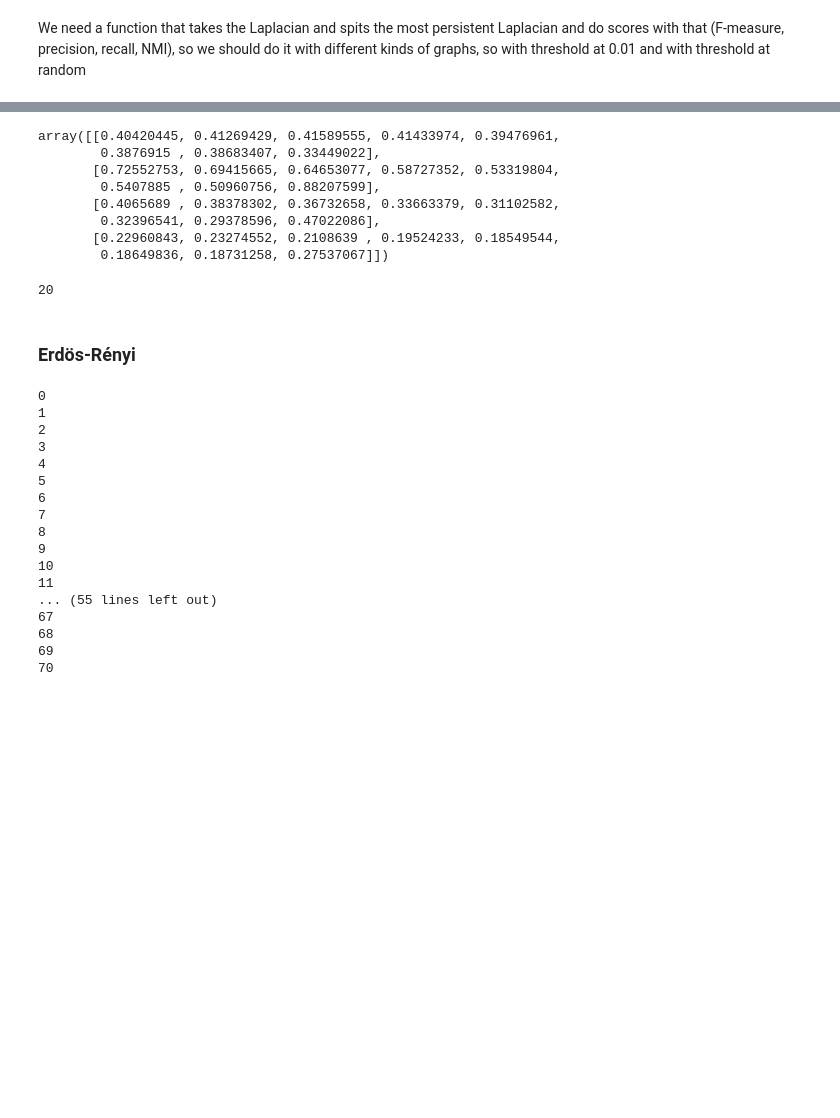
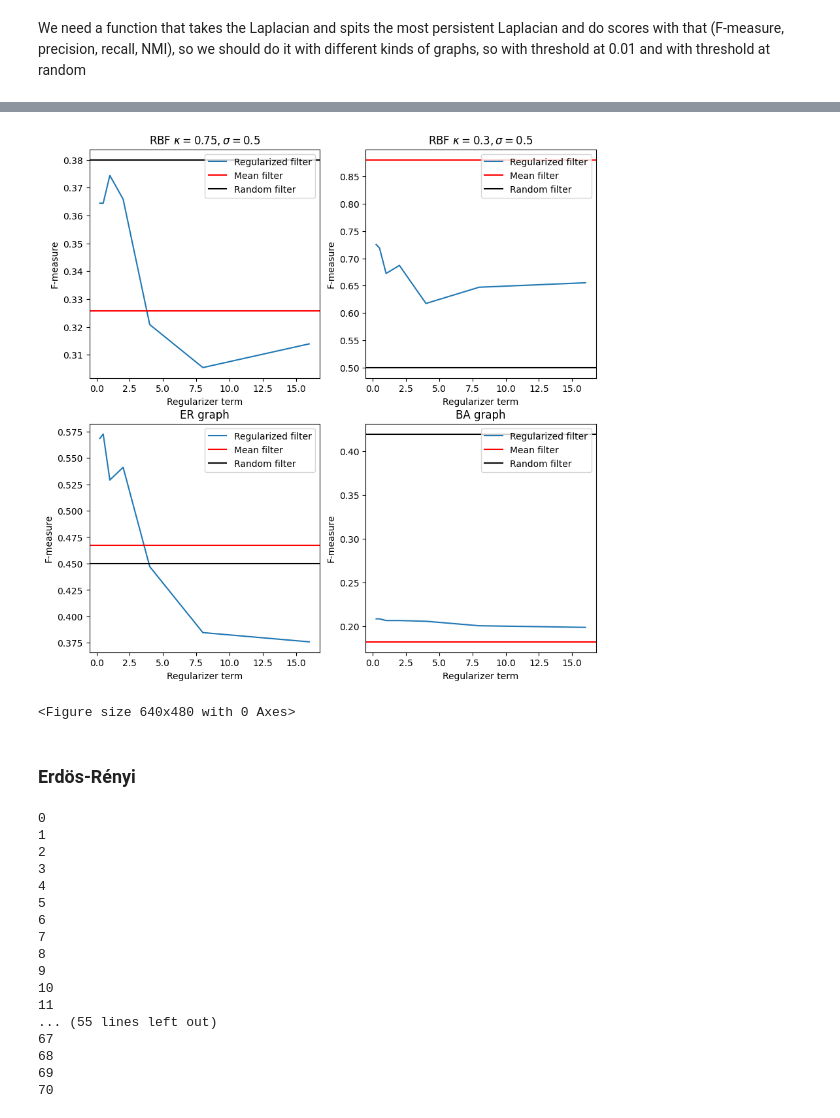
Before and after one commit to AndresCenteno/Masters-Thesis, a Jupyter notebook: persistence/persistent_thresholds.ipynb, the cells around one changed output, grey strips where cells are left out. Cells and saved outputs as stored; diff of their text form; code cells hidden in the pictures; blank space fills up the shorter version.

```diff
--- a/persistence/persistent_thresholds.ipynb
+++ b/persistence/persistent_thresholds.ipynb
@@ -116,18 +86,53 @@ np.save("trials2.npy",trial)
-# %%
-np.mean(array,axis=0)
-# %% [output]
-array([[0.40420445, 0.41269429, 0.41589555, 0.41433974, 0.39476961,
-        0.3876915 , 0.38683407, 0.33449022],
-       [0.72552753, 0.69415665, 0.64653077, 0.58727352, 0.53319804,
-        0.5407885 , 0.50960756, 0.88207599],
-       [0.4065689 , 0.38378302, 0.36732658, 0.33663379, 0.31102582,
-        0.32396541, 0.29378596, 0.47022086],
-       [0.22960843, 0.23274552, 0.2108639 , 0.19524233, 0.18549544,
-        0.18649836, 0.18731258, 0.27537067]])
-# %%
-L1.shape[1]
-# %% [output]
-20
+# %%
+array = np.load("reg8_experiments25_N20_iter50.npy")
+# %%
+import matplotlib.pyplot as plt
+
+mean_arr = np.mean(array,axis=0)
+
+x = [0.25, 0.5, 1, 2, 4, 8, 16]
+fig, axs = plt.subplots(2, 2, figsize=(10,10))
+axs[0, 0].plot(x, mean_arr[0,0:-1],label='Regularized filter')
+
+axs[0,0].axhline(y=mean_arr[0,-1], color='r',label='Mean filter')
+axs[0,0].axhline(y=0.38, color='k',label='Random filter')
+
+axs[0, 0].set_title('RBF $\kappa=0.75,\sigma=0.5$')
+axs[0, 1].plot(x, mean_arr[1,0:-1],label='Regularized filter')
+axs[0,1].axhline(y=mean_arr[1,-1], color='r',label='Mean filter')
+axs[0,1].axhline(y=0.5, color='k',label='Random filter')
+
+axs[0, 1].set_title('RBF $\kappa=0.3,\sigma=0.5$')
+axs[0,0].set_xlabel("Regularizer term")
+axs[0,0].set_ylabel("F-measure")
+axs[0,1].set_xlabel("Regularizer term")
+axs[0,1].set_ylabel("F-measure")
+axs[0, 0].legend(loc='upper right')
+axs[0, 1].legend(loc='upper right')
+## two
+axs[1, 0].plot(x, mean_arr[2,0:-1],label='Regularized filter')
+axs[1,0].axhline(y=mean_arr[2,-1], color='r',label='Mean filter')
+axs[1,0].axhline(y=0.45, color='k',label='Random filter')
+
+axs[1, 0].set_title('ER graph')
+axs[1, 1].plot(x, mean_arr[3,0:-1],label='Regularized filter')
+axs[1,1].axhline(y=mean_arr[3,-1], color='r',label='Mean filter')
+axs[1,1].axhline(y=0.42, color='k',label='Random filter')
+
+axs[1, 1].set_title('BA graph')
+
+axs[1,0].set_xlabel("Regularizer term")
+axs[1,0].set_ylabel("F-measure")
+axs[1, 0].legend(loc='upper right')
+axs[1,1].set_xlabel("Regularizer term")
+axs[1,1].set_ylabel("F-measure")
+axs[1, 1].legend(loc='upper right')
+# show the plot
+plt.show()
+plt.savefig("reg_filter_RBF.png")
+# %% [output]
+[figure, added]
+<Figure size 640x480 with 0 Axes>
 # %% [markdown]
 ### Erdös-Rényi
 # %%
```
Also changed, not shown: parts of 3 cells of this notebook, 52 other files.
